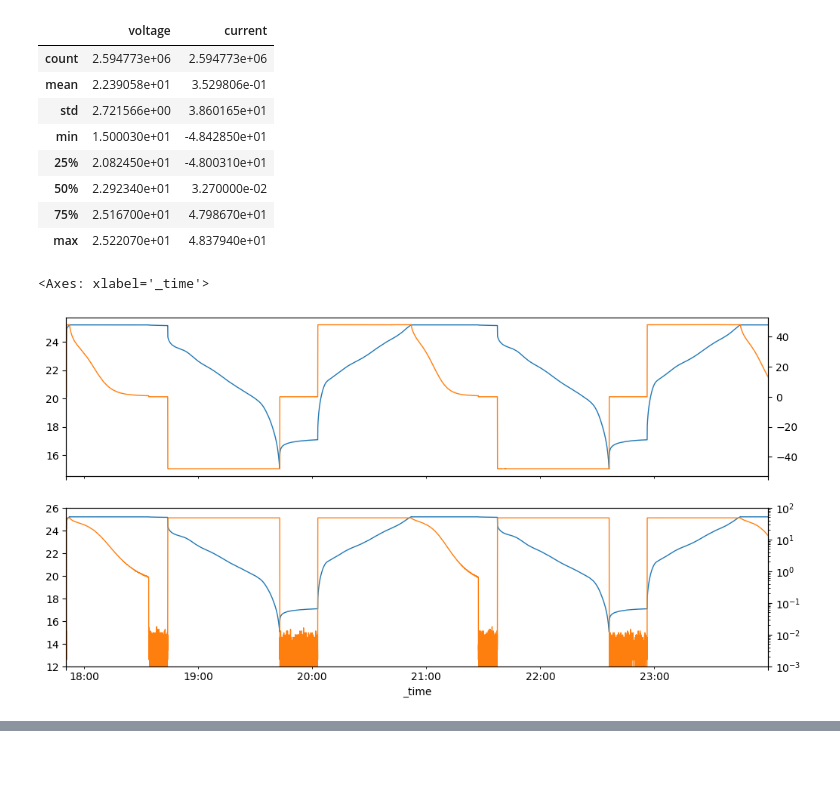
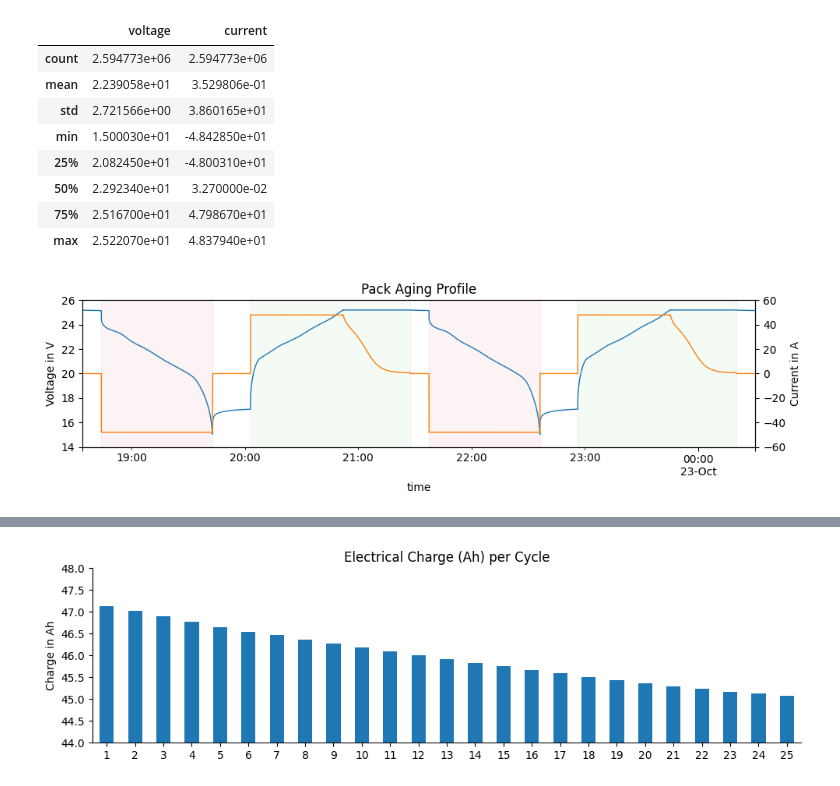
Before and after one commit to starcopter/pack-cycle-analysis, a Jupyter notebook: projects/UN38.3/Analysis.ipynb, the cells around one changed output, grey strips where cells are left out. Drawn from its saved outputs; the diff is of its cells as text; code cells hidden in the pictures; blank space fills up the shorter version.

```diff
--- a/projects/UN38.3/Analysis.ipynb
+++ b/projects/UN38.3/Analysis.ipynb
@@ -16,19 +16,6 @@ source.describe()
 | 50% | 2.292340e+01 | 3.270000e-02 |
 | 75% | 2.516700e+01 | 4.798670e+01 |
 | max | 2.522070e+01 | 4.837940e+01 |
-# %%
-fig, (ax1, ax2) = plt.subplots(2, 1, figsize=(12, 6), sharex=True)
-
-ax1r = ax1.twinx()
-ax2r = ax2.twinx()
-
-source.loc["2024-10-22", "voltage"].resample("1s").mean().plot(ax=ax1, lw=1, c="C0", label="Voltage")
-source.loc["2024-10-22", "current"].resample("1s").mean().plot(ax=ax1r, lw=1, c="C1", label="Current")
-source.loc["2024-10-22", "voltage"].resample("1s").mean().abs().plot(ax=ax2, lw=1, c="C0", ylim=(12, 26))
-source.loc["2024-10-22", "current"].resample("1s").mean().abs().plot(ax=ax2r, lw=1, c="C1", logy=True, ylim=(.001, 100))
-# %% [output]
-<Axes: xlabel='_time'>
-[figure, removed]
 # %%
 _current = source.loc["2024-10-22 18:35":"2024-10-25 17:30", "current"].resample("100ms").mean().interpolate()
 
@@ -84,6 +71,33 @@ cycles["chg_energy_Wh"] = energy_Wh["charge"]
 cycles["energy_loss_Wh"] = cycles["chg_energy_Wh"] + cycles["dsg_energy_Wh"]
 
 cycles.to_csv("cycles.csv")
+# %%
+from datetime import timedelta
+
+
+fig, ax = plt.subplots(1, 1, figsize=(10, 3))
+
+axr = ax.twinx()
+
+start = cycles.loc[1, "dsg_start"] - timedelta(minutes=10)
+end = cycles.loc[2, "chg_end"] + timedelta(minutes=10)
+
+source.loc[start:end, "voltage"].resample("1s").mean().plot(ax=ax, lw=1, c="C0", ylim=(14, 26))
+source.loc[start:end, "current"].resample("1s").mean().plot(ax=axr, lw=1, c="C1", ylim=(-60, 60))
+
+# Mark discharge and charge phases
+for cycle, row in cycles.loc[1:2].iterrows():
+    ax.axvspan(row["dsg_start"], row["dsg_end"], alpha=0.05, color="C3")
+    ax.axvspan(row["chg_start"], row["chg_end"], alpha=0.05, color="C2")
+
+ax.set_ylabel("Voltage in V")
+axr.set_ylabel("Current in A")
+
+ax.set_title("Pack Aging Profile")
+fig.tight_layout()
+fig.savefig("aging-profile.png")
+# %% [output]
+[figure, added]
 # %%
 display(cycles)
 # %% [output]
@@ -105,4 +119,17 @@ display(cycles)
 | 23 | 2024-10-25 09:11:40+02:00 | 2024-10-25 10:08:08+02:00 | 2024-10-25 10:28:08+02:00 | 2024-10-25 11:49:45+02:00 | 0 days 00:56:28 | 0 days 01:21:37 | -45.171254 | 45.805037 | ... |
 | 24 | 2024-10-25 11:59:45+02:00 | 2024-10-25 12:56:10+02:00 | 2024-10-25 13:16:09+02:00 | 2024-10-25 14:37:34+02:00 | 0 days 00:56:25 | 0 days 01:21:25 | -45.123482 | 45.750928 | ... |
 | 25 | 2024-10-25 14:47:34+02:00 | 2024-10-25 15:43:55+02:00 | 2024-10-25 16:03:55+02:00 | 2024-10-25 17:25:09+02:00 | 0 days 00:56:21 | 0 days 01:21:14 | -45.074278 | 45.696668 | ... |
+# %%
+ax = cycles["dsg_charge_Ah"].mul(-1).plot.bar(figsize=(10, 3), ylim=(44, 48), ylabel="Charge in Ah")
+ax.set_title("Electrical Charge (Ah) per Cycle")
+
+ax.spines["top"].set_visible(False)
+ax.spines["right"].set_visible(False)
+ax.set_xlabel(None)
+ax.tick_params(axis='x', rotation=0)
+
+plt.tight_layout()
+plt.savefig("charge-cycles.png")
+# %% [output]
+[figure, added]
 # %%
```
Also changed, not shown: parts of 4 cells of this notebook, 3 other files.
